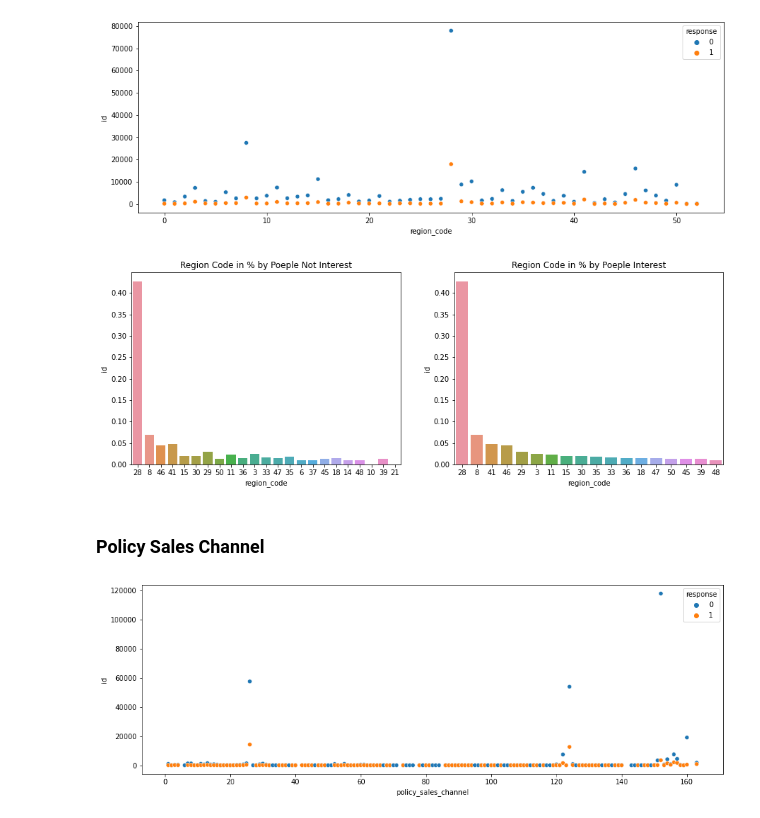
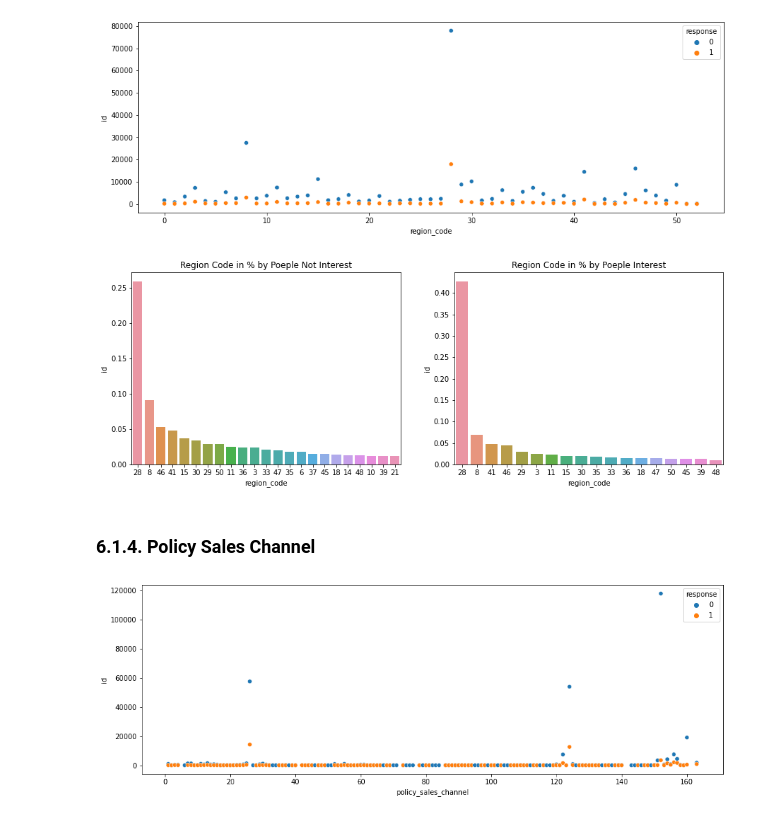
Before and after one commit to lbVictor/Health_Insurance_Cross_Sell, a Jupyter notebook: notebooks/health_insurance_cross_sell_cycle01.ipynb, the cells around one changed output. Saved outputs shown, nothing was run; the diff lists cells and outputs as text; code cells hidden in the pictures.

```diff
--- a/notebooks/health_insurance_cross_sell_cycle01.ipynb
+++ b/notebooks/health_insurance_cross_sell_cycle01.ipynb
@@ -463 +404,4 @@ warnings.filterwarnings('ignore')
+# %%
+# load train table
+df_raw = pd.read_csv('../data/train.csv')
 # %% [markdown]
@@ -839,30 +778,32 @@ sns.scatterplot(x='region_code', y='id', hue='response', data=aux);
 # %% [output]
 [figure]
 # %%
+# define grid
 fig, axs = plt.subplots(ncols=2, figsize=(15, 5))
 
-aux = df4[df4['response'] == 0]
-aux = df4[df4['response'] == 1]
+# apply filters
+aux1 = df4[df4['response'] == 0]
+aux2 = df4[df4['response'] == 1]
 
 # region code for people not interest
-aux4 = aux[['id', 'region_code']].groupby('region_code').count().reset_index().sort_values('id', ascending=False)
-aux4['id'] = aux4['id'] / aux4['id'].sum()
-aux4 = aux4.head(23)
+aux3 = aux1[['id', 'region_code']].groupby('region_code').count().reset_index().sort_values('id', ascending=False)
+aux3['id'] = aux3['id'] / aux3['id'].sum()
+aux3 = aux3.head(23)
 sns.barplot(x='region_code',
-            y='id', data=aux4,
+            y='id', data=aux3,
             order=[28, 8, 46, 41, 15, 30, 29, 50, 11, 36, 3, 33, 47, 35, 6, 37, 45, 18, 14, 48, 10, 39, 21],
             ax=axs[0]).set_title('Region Code in % by Poeple Not Interest');
 
-# region code for people not interest
-aux4 = aux[['id', 'region_code']].groupby('region_code').count().reset_index().sort_values('id', ascending=False)
+# region code for people interest
+aux4 = aux2[['id', 'region_code']].groupby('region_code').count().reset_index().sort_values('id', ascending=False)
 aux4['id'] = aux4['id'] / aux4['id'].sum()
 aux4 = aux4.head(18)
 sns.barplot(x='region_code',
             y='id', data=aux4,
             order=[28, 8, 41, 46, 29, 3, 11, 15, 30, 35, 33, 36, 18, 47, 50, 45, 39, 48],
             ax=axs[1]).set_title('Region Code in % by Poeple Interest');
 # %% [output]
-[figure, old version]
+[figure, new version]
 # %% [markdown]
-### Policy Sales Channel
+### 6.1.4. Policy Sales Channel
 # %%
```
Also changed, not shown: parts of 181 cells of this notebook.
